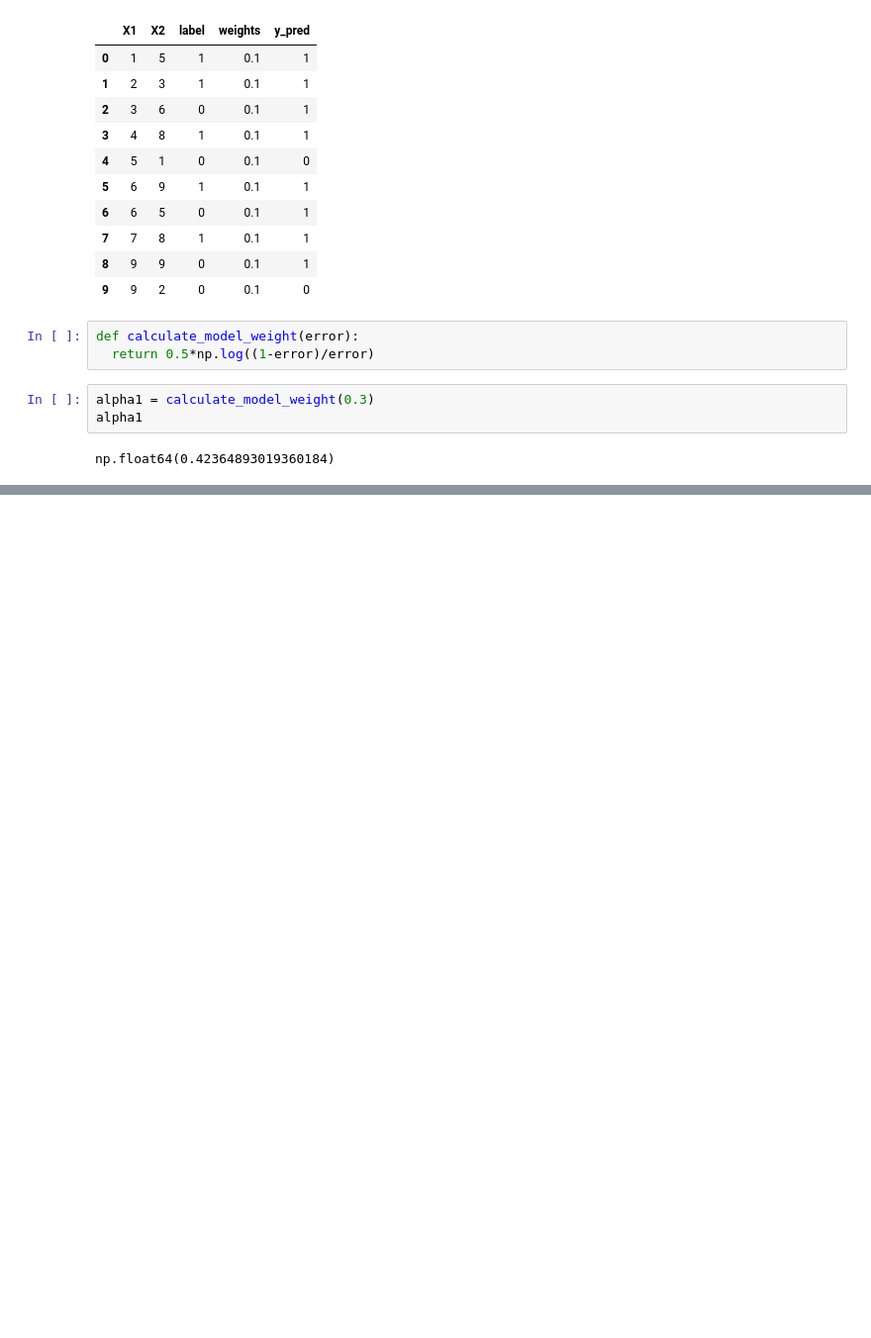
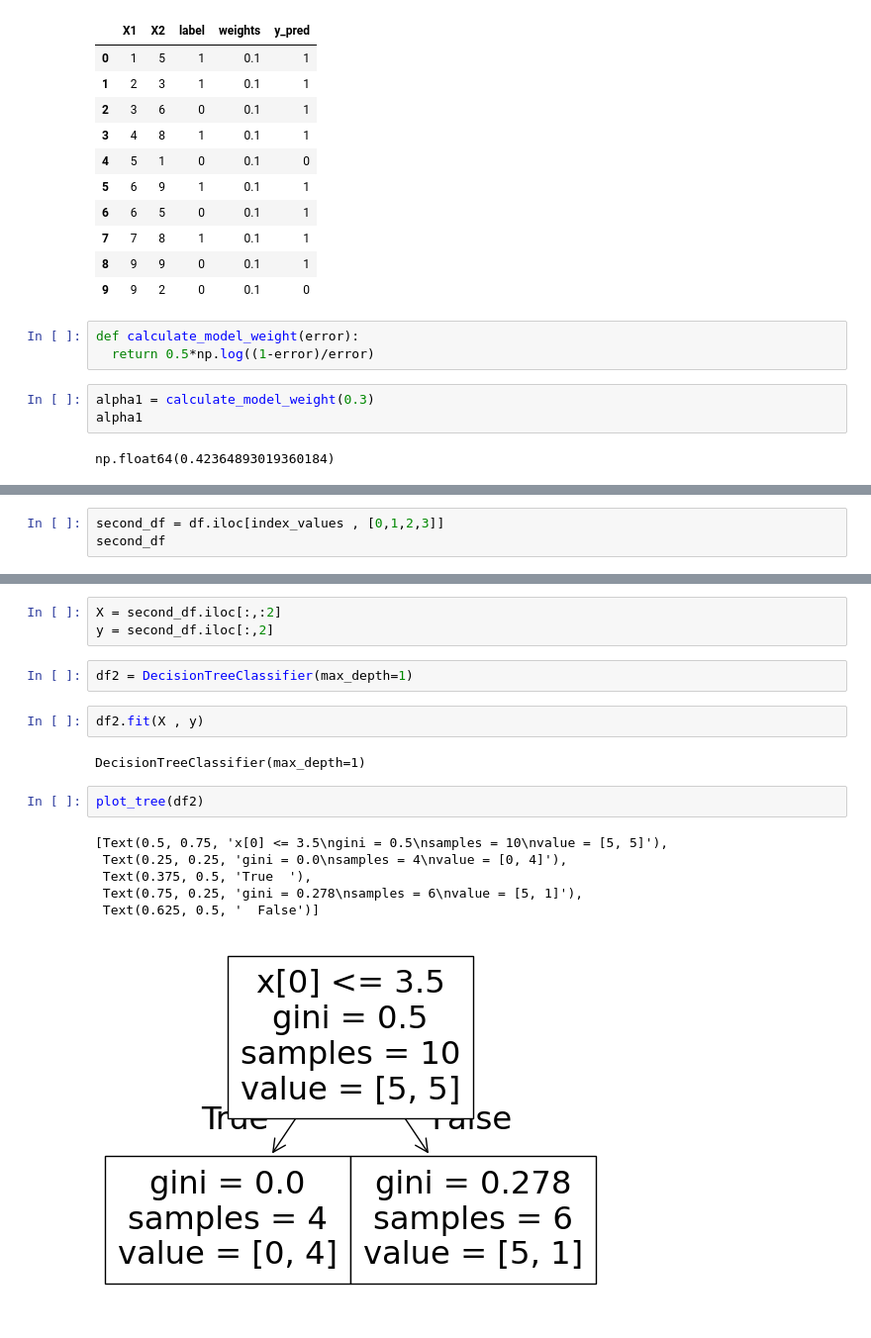
Before and after one commit to AdiDev1411/Machine-learning, a Jupyter notebook: AdaBoost.ipynb, the cells around one changed output, grey strips where cells are left out. Shown at 99% size. Cells and saved outputs as stored; diff of their text form; blank space fills up the shorter version.

```diff
--- a/AdaBoost.ipynb
+++ b/AdaBoost.ipynb
@@ -87,0 +168,3 @@ np.float64(0.42364893019360184)
+# %%
+second_df = df.iloc[index_values , [0,1,2,3]]
+second_df
@@ -87,0 +183,18 @@ np.float64(0.42364893019360184)
+# %%
+X = second_df.iloc[:,:2]
+y = second_df.iloc[:,2]
+# %%
+df2 = DecisionTreeClassifier(max_depth=1)
+# %%
+df2.fit(X , y)
+# %% [output]
+DecisionTreeClassifier(max_depth=1)
+# %%
+plot_tree(df2)
+# %% [output]
+[Text(0.5, 0.75, 'x[0] <= 3.5\ngini = 0.5\nsamples = 10\nvalue = [5, 5]'),
+ Text(0.25, 0.25, 'gini = 0.0\nsamples = 4\nvalue = [0, 4]'),
+ Text(0.375, 0.5, 'True  '),
+ Text(0.75, 0.25, 'gini = 0.278\nsamples = 6\nvalue = [5, 1]'),
+ Text(0.625, 0.5, '  False')]
+[figure, added]
```
Also changed, not shown: parts of 13 cells of this notebook.
